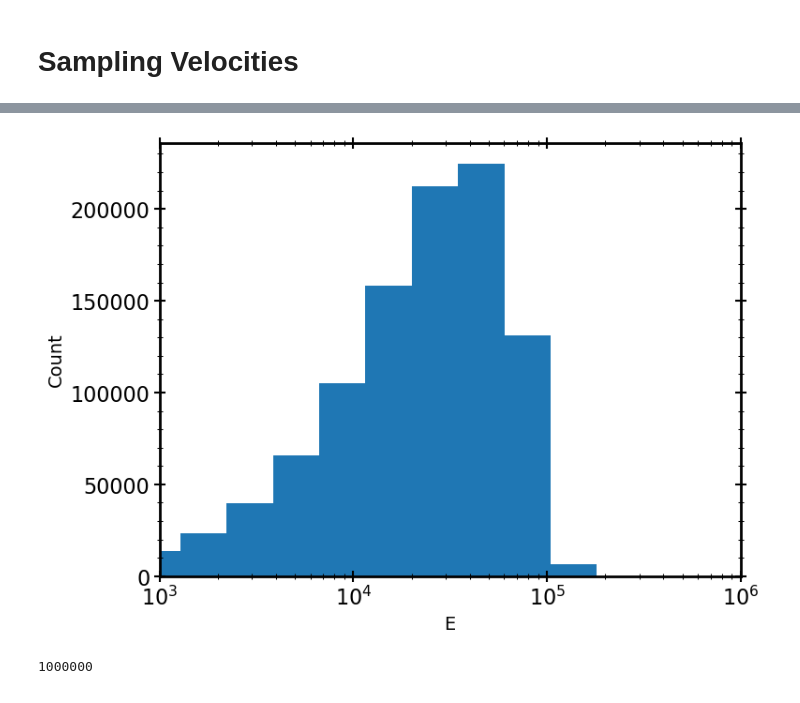
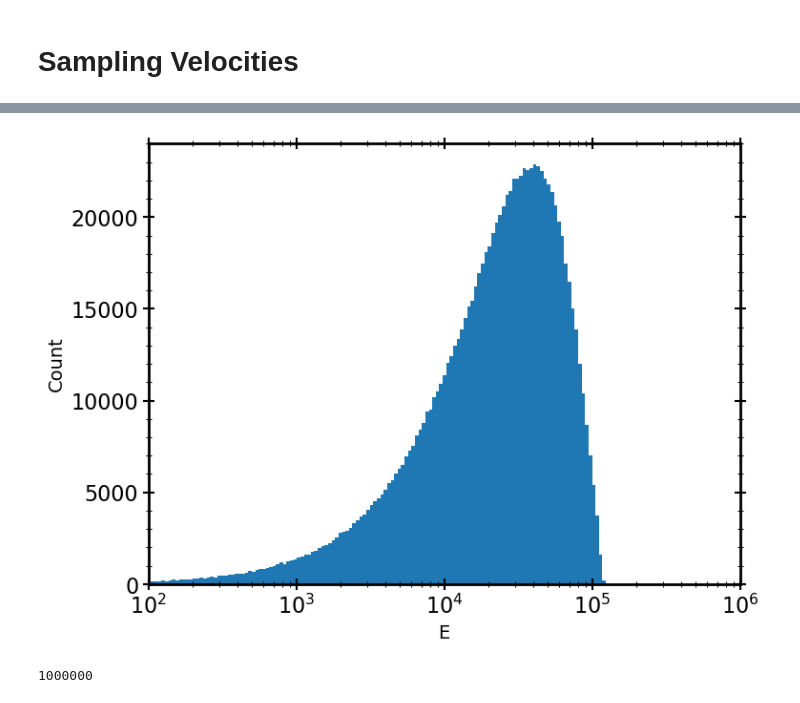
Before and after one commit to carlosajurado/AST384C-Computational-Astrophysics, a Jupyter notebook: HW1.ipynb, the cells around one changed output, grey strips where cells are left out. Saved outputs shown, nothing was run; the diff lists cells and outputs as text; code cells hidden in the pictures.

```diff
--- a/HW1.ipynb
+++ b/HW1.ipynb
@@ -410,6 +428,15 @@ def grav_potential(G,M,r,a):
 
 
 def max_energy(G,M,r,a):
+    '''
+    The maximum energy a gravitationally bound particle can have
+
+    Parameters
+    G: Gravitational Constant [M_sun, km/s, kpc]
+    M: Total Mass [M_sun]
+    a: Hernquist scale radius [kpc]
+    r: radius of the particle
+    '''
     return (G*M)/(r+a)
 
 
@@ -454,11 +481,10 @@ def velocity(r_arr, E_arr):
 # %%
 E_sampled, counter_arr = [], []
 
-max_attempts = 100
 for i, r in tqdm(enumerate(r_arr)):
     start_time = time.time() #starting time
 
-    E_max = max_energy(G, mtot, r, a)
+    E_max = max_energy(G, mtot, r, a) #define the max energy a particle at a given radius can have to be gravitationally bound
     E_arr = np.logspace(-2, np.log10(E_max), num=1000)
     E_arr[-1] = E_max
     c = 10**(-6.5)/r**(1/2)
@@ -474,9 +500,6 @@ for i, r in tqdm(enumerate(r_arr)):
         if f_rand <= prob_at_E_val:
             accept += 1
         counter += 1
-    if counter >= max_attempts:  # If max attempts are reached, break
-        print(f"Max attempts reached for particle {i}, E_val = {E_val}, r = {r}")
-        break
     elapsed_time = time.time() - start_time
 
     if i % 100000 == 0:  # Print every 100000 particles
@@ -498,13 +521,13 @@ Processed particle 900000, Time elapsed for this iteration: 0.00019 seconds
 # %%
-binning = np.logspace(0, np.log(max(E_sampled)))
+binning = np.logspace(0, np.log(max(E_sampled)), num=500)
 plt.hist(E_sampled, bins=binning)
 
-plt.xlim(10**3, 10**6)
+plt.xlim(10**2, 10**6)
 plt.xlabel('E')
 plt.ylabel('Count')
 plt.xscale('log')
 # %% [output]
-[figure, old version]
+[figure, new version]
 # %%
 print(len(E_sampled))
 # %% [output]
```
Also changed, not shown: parts of 7 cells of this notebook.
